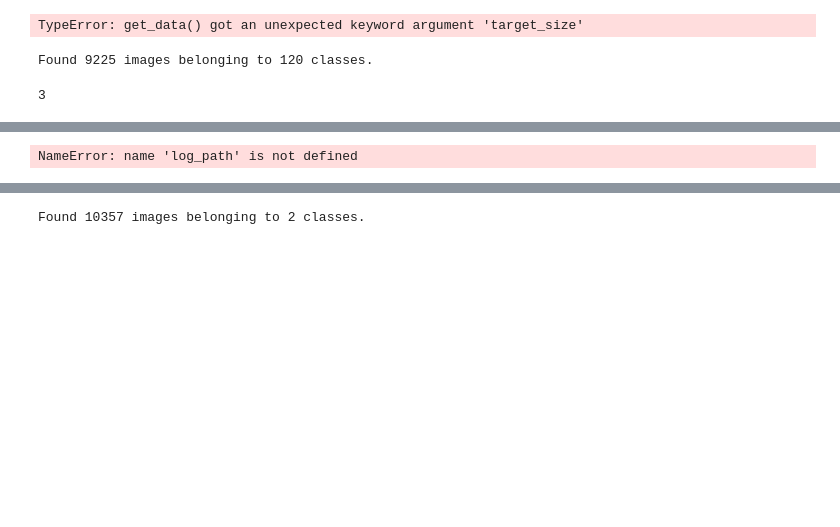
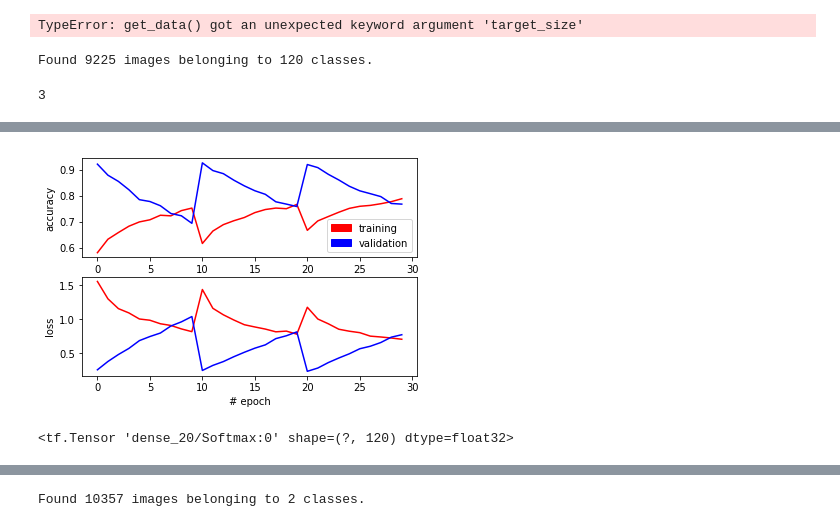
Before and after one commit to Denyskach/ml-models, a Jupyter notebook: kaggle/dog-breed-identification/Sample data more experiments (part 2).ipynb, the cells around one changed output, grey strips where cells are left out. Saved outputs shown, nothing was run; the diff lists cells and outputs as text; code cells hidden in the pictures; blank space fills up the shorter version.

```diff
--- a/kaggle/dog-breed-identification/Sample data more experiments (part 2).ipynb
+++ b/kaggle/dog-breed-identification/Sample data more experiments (part 2).ipynb
@@ -162,4 +150,8 @@ Epoch 7/10
 # %%
-plot_learning_curve(log_path + "vgg160203_1402.log")
+plot_learning_curve(logs_path + "vgg160203_1625.log")
 # %% [output]
-NameError: name 'log_path' is not defined
+[figure, added]
+# %%
+model.outputs[0]
+# %% [output]
+<tf.Tensor 'dense_20/Softmax:0' shape=(?, 120) dtype=float32>
```
Also changed, not shown: parts of 16 cells of this notebook, 1 other file.
